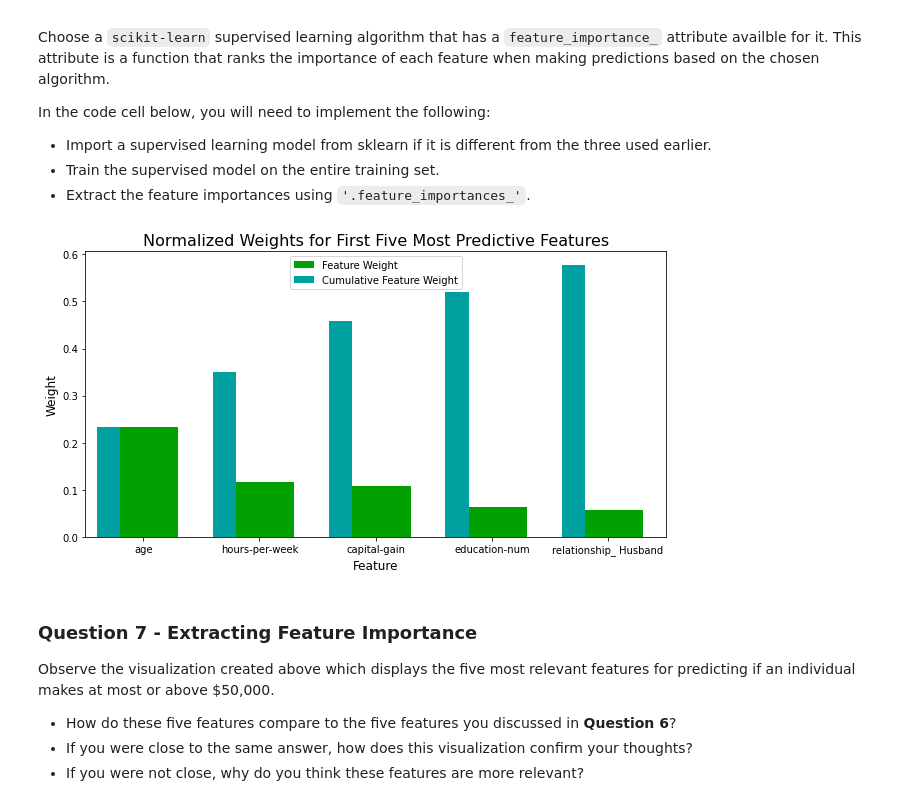
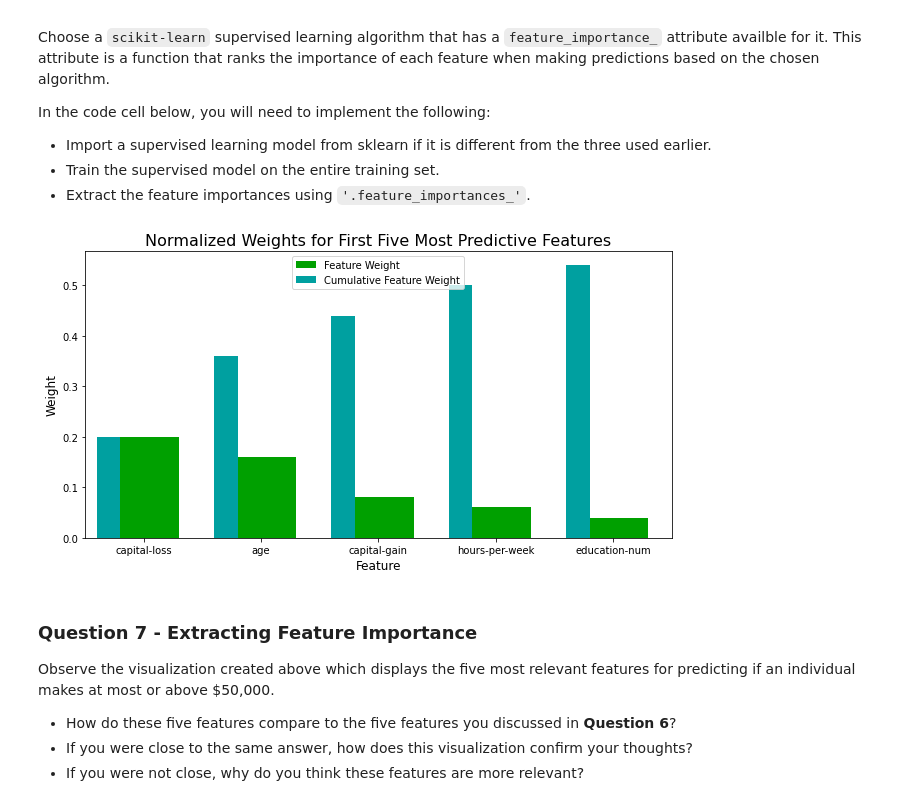
Before and after one commit to stephen-brooks/ML_Degree, a Jupyter notebook: finding_donors/finding_donors.ipynb, the cells around one changed output. Saved outputs shown, nothing was run; the diff lists cells and outputs as text; code cells hidden in the pictures.

```diff
--- a/finding_donors/finding_donors.ipynb
+++ b/finding_donors/finding_donors.ipynb
@@ -473,14 +471,13 @@ In the code cell, you will need to implement the following:
 **Note:** Depending on which algorithms you chose, the following implementation may take some time to run!
 # %%
 # TODO: Import the three supervised learning models from sklearn
-from sklearn.ensemble import RandomForestClassifier
+from sklearn.ensemble import RandomForestClassifier, AdaBoostClassifier
 from sklearn.svm import SVC
-from sklearn.linear_model import LogisticRegression
 
 # TODO: Initialize the three models
 clf_A = RandomForestClassifier(random_state=7)
 clf_B = SVC(random_state=7)
-clf_C = LogisticRegression(random_state=7, max_iter = 10000)
+clf_C = AdaBoostClassifier(random_state=7)
 
 # TODO: Calculate the number of samples for 1%, 10%, and 100% of the training data
 # HINT: samples_100 is the entire training set i.e. len(y_train)
@@ -697,17 +690,17 @@ In the code cell below, you will need to implement the following:
 # %%
 # TODO: Import a supervised learning model that has 'feature_importances_'
 
 
 # TODO: Train the supervised model on the training set using .fit(X_train, y_train)
-model = RandomForestClassifier(random_state=7).fit(X_train, y_train)
+model = AdaBoostClassifier(random_state=7).fit(X_train, y_train)
 
 # TODO: Extract the feature importances using .feature_importances_
 importances = model.feature_importances_
 
 # Plot
 vs.feature_plot(importances, X_train, y_train)
 # %% [output]
-[figure, old version]
+[figure, new version]
 # %% [markdown]
 ### Question 7 - Extracting Feature Importance
 
```
Also changed, not shown: parts of 15 cells of this notebook, 1 other file.
